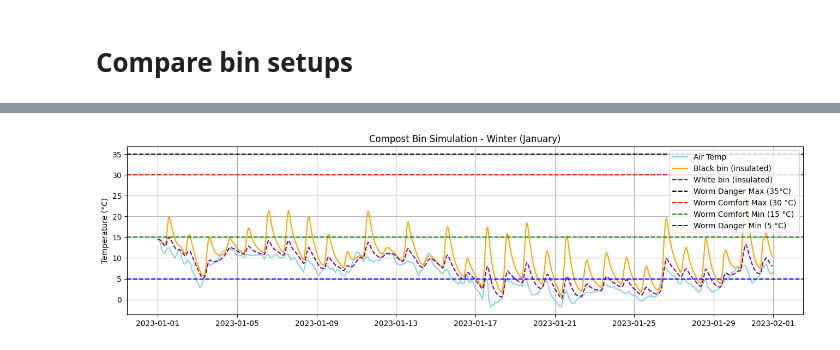
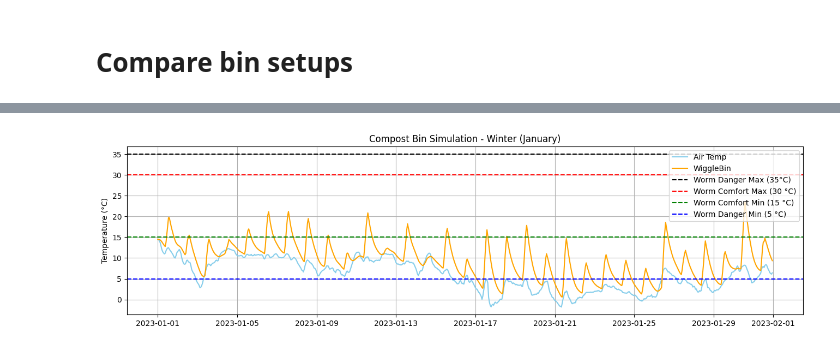
Before and after one commit to wiggle-bin/wiggle-research, a Jupyter notebook: wiggle-weather-assessment-ERA5.ipynb, the cells around one changed output, grey strips where cells are left out. Drawn from its saved outputs; the diff is of its cells as text; code cells hidden in the pictures.

```diff
--- a/wiggle-weather-assessment-ERA5.ipynb
+++ b/wiggle-weather-assessment-ERA5.ipynb
@@ -280,16 +155,25 @@ plt.show()
+# %%
+df_winter = df[df['month'] == 1].copy()
+
+df_winter['bin'] = simulate(
+    df_winter, color='black', insulation=True, partial_shade=True,
+    sunlight_hours=(10, 15)  # bin in sun from 10:00–15:00
+)
+
+df_winter['ambient'] = df_winter['temp']
+df_winter = df_winter.set_index('time')
 # %%
 plt.figure(figsize=(16, 4))
 plt.plot(df_winter.index, df_winter['ambient'], label='Air Temp', color='skyblue')
-plt.plot(df_winter.index, df_winter['bin_black_insulated'], label='Black bin (insulated)', color='orange')
-plt.plot(df_winter.index, df_winter['bin_white_insulated'], label='White bin (insulated)', color='purple', linestyle='--')
+plt.plot(df_winter.index, df_winter['bin'], label='WiggleBin', color='orange')
 plt.title("Compost Bin Simulation - Winter (January)")
 plt.ylabel("Temperature (°C)")
 plt.axhline(35, linestyle='--', color='black', label='Worm Danger Max (35°C)')
 plt.axhline(30, linestyle='--', color='red', label='Worm Comfort Max (30 °C)')
 plt.axhline(15, linestyle='--', color='green', label='Worm Comfort Min (15 °C)')
 plt.axhline(5, linestyle='--', color='blue', label='Worm Danger Min (5 °C)')
-plt.legend()
+plt.legend(loc='upper right')
 plt.grid()
 plt.show()
 # %% [output]
-[figure, old version]
+[figure, new version]
```
Also changed, not shown: parts of 26 cells of this notebook, 1 other file.
